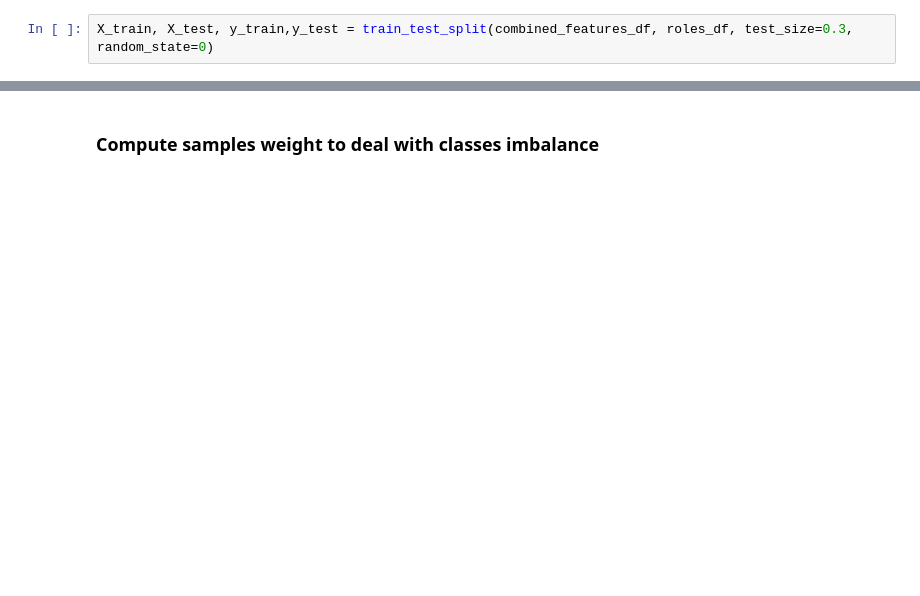
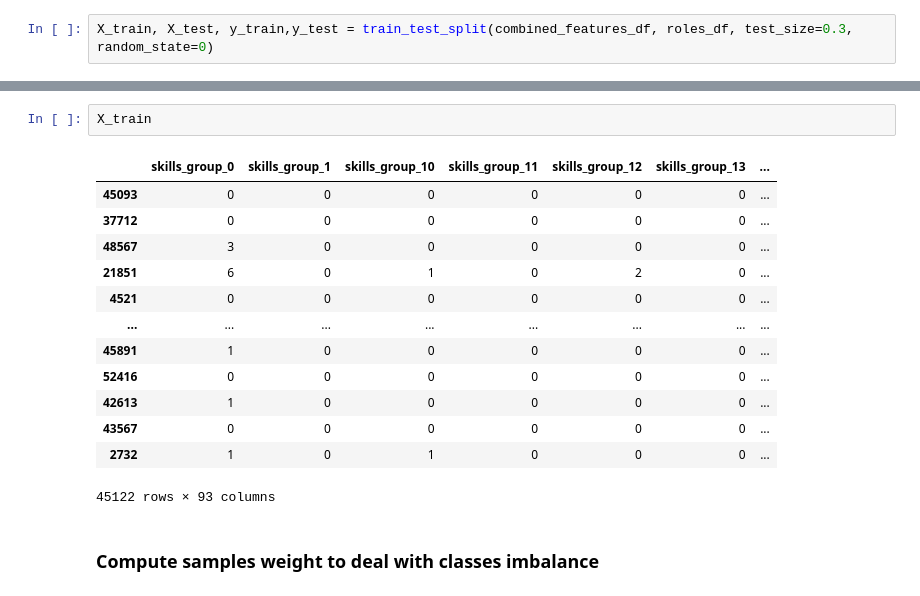
Before and after one commit to Abdel-hami/end2end_ds_project, a Jupyter notebook: notebooks/03_feature_engineering.ipynb, the cells around one changed output, grey strips where cells are left out. Drawn from its saved outputs; the diff is of its cells as text; blank space fills up the shorter version.

```diff
--- a/notebooks/03_feature_engineering.ipynb
+++ b/notebooks/03_feature_engineering.ipynb
@@ -265,3 +289,19 @@ X_train, X_test, y_train,y_test = train_test_split(combined_features_df, roles_d
+# %%
+X_train
+# %% [output]
+|  | skills_group_0 | skills_group_1 | skills_group_10 | skills_group_11 | skills_group_12 | skills_group_13 | ... |
+| 45093 | 0 | 0 | 0 | 0 | 0 | 0 | ... |
+| 37712 | 0 | 0 | 0 | 0 | 0 | 0 | ... |
+| 48567 | 3 | 0 | 0 | 0 | 0 | 0 | ... |
+| 21851 | 6 | 0 | 1 | 0 | 2 | 0 | ... |
+| 4521 | 0 | 0 | 0 | 0 | 0 | 0 | ... |
+| ... | ... | ... | ... | ... | ... | ... | ... |
+| 45891 | 1 | 0 | 0 | 0 | 0 | 0 | ... |
+| 52416 | 0 | 0 | 0 | 0 | 0 | 0 | ... |
+| 42613 | 1 | 0 | 0 | 0 | 0 | 0 | ... |
+| 43567 | 0 | 0 | 0 | 0 | 0 | 0 | ... |
+| 2732 | 1 | 0 | 1 | 0 | 0 | 0 | ... |
+45122 rows × 93 columns
 # %% [markdown]
 ### Compute samples weight to deal with classes imbalance
 # %%
```
Also changed, not shown: parts of 12 cells of this notebook.
